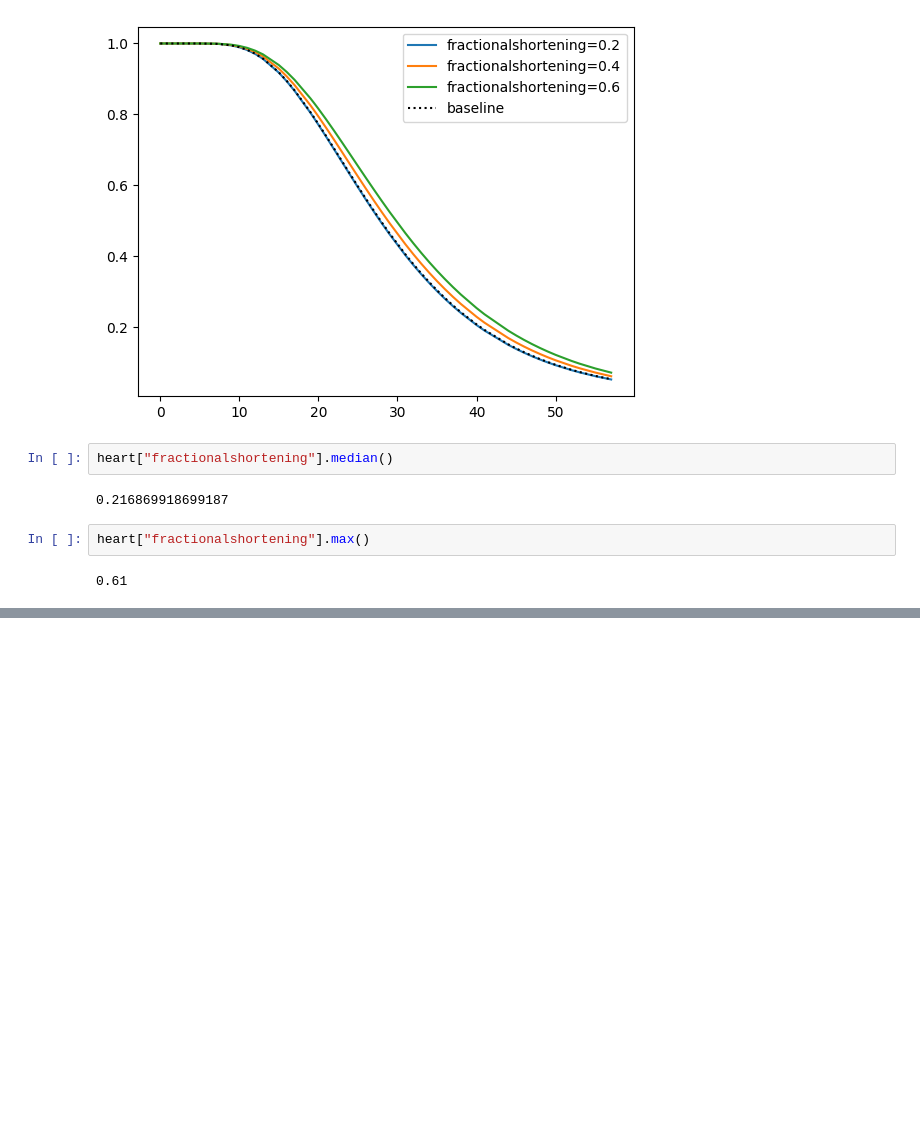
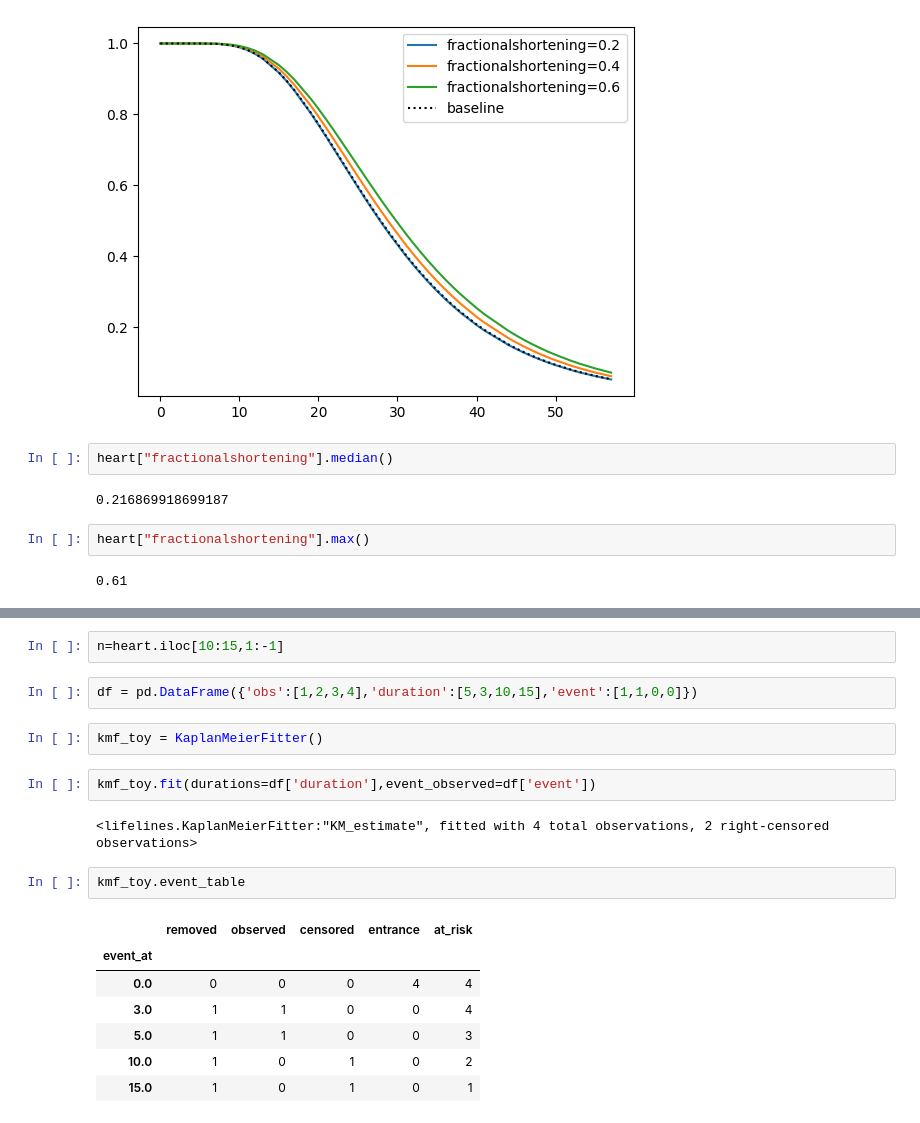
Before and after one commit to gmehra123/1st-repository, a Jupyter notebook: Survival_Analysis.ipynb, the cells around one changed output, grey strips where cells are left out. Saved outputs shown, nothing was run; the diff lists cells and outputs as text; blank space fills up the shorter version.

```diff
--- a/Survival_Analysis.ipynb
+++ b/Survival_Analysis.ipynb
@@ -263,0 +332,20 @@ heart["fractionalshortening"].max()
+# %%
+n=heart.iloc[10:15,1:-1]
+# %%
+df = pd.DataFrame({'obs':[1,2,3,4],'duration':[5,3,10,15],'event':[1,1,0,0]})
+# %%
+kmf_toy = KaplanMeierFitter()
+# %%
+kmf_toy.fit(durations=df['duration'],event_observed=df['event'])
+# %% [output]
+<lifelines.KaplanMeierFitter:"KM_estimate", fitted with 4 total observations, 2 right-censored observations>
+# %%
+kmf_toy.event_table
+# %% [output]
+|  | removed | observed | censored | entrance | at_risk |
+| event_at |  |  |  |  |  |
+| 0.0 | 0 | 0 | 0 | 4 | 4 |
+| 3.0 | 1 | 1 | 0 | 0 | 4 |
+| 5.0 | 1 | 1 | 0 | 0 | 3 |
+| 10.0 | 1 | 0 | 1 | 0 | 2 |
+| 15.0 | 1 | 0 | 1 | 0 | 1 |
```
Also changed, not shown: parts of 16 cells of this notebook.
